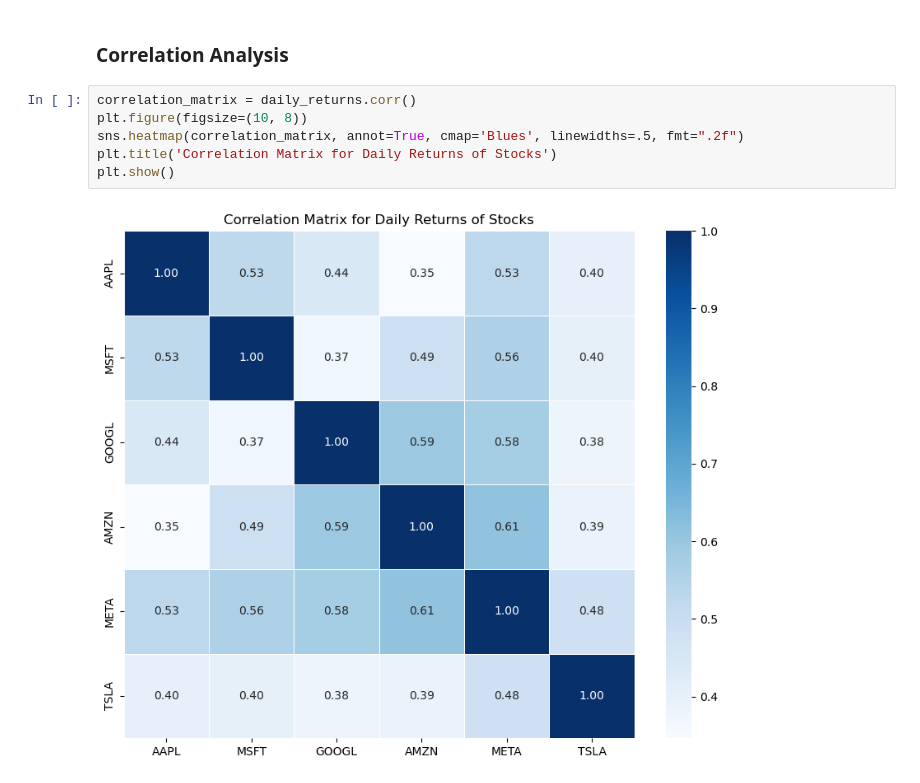
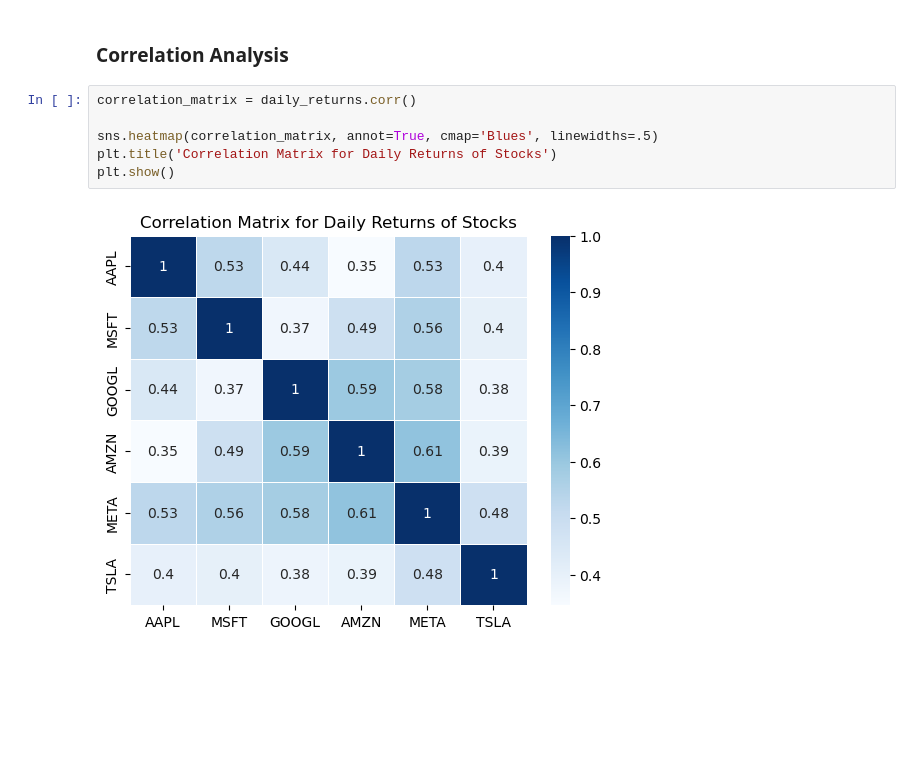
Before and after one commit to anly501/dsan-5000-project-rongmusun, a Jupyter notebook: my_website/data cleaning.ipynb, the cells around one changed output. Cells and saved outputs as stored; diff of their text form; blank space fills up the shorter version.

```diff
--- a/my_website/data cleaning.ipynb
+++ b/my_website/data cleaning.ipynb
@@ -389,9 +388,9 @@ plt.show()
 ### Correlation Analysis
 # %%
 correlation_matrix = daily_returns.corr()
-plt.figure(figsize=(10, 8))
-sns.heatmap(correlation_matrix, annot=True, cmap='Blues', linewidths=.5, fmt=".2f")
+
+sns.heatmap(correlation_matrix, annot=True, cmap='Blues', linewidths=.5)
 plt.title('Correlation Matrix for Daily Returns of Stocks')
 plt.show()
 # %% [output]
-[figure, old version]
+[figure, new version]
```
Also changed, not shown: parts of 1 cell of this notebook.
